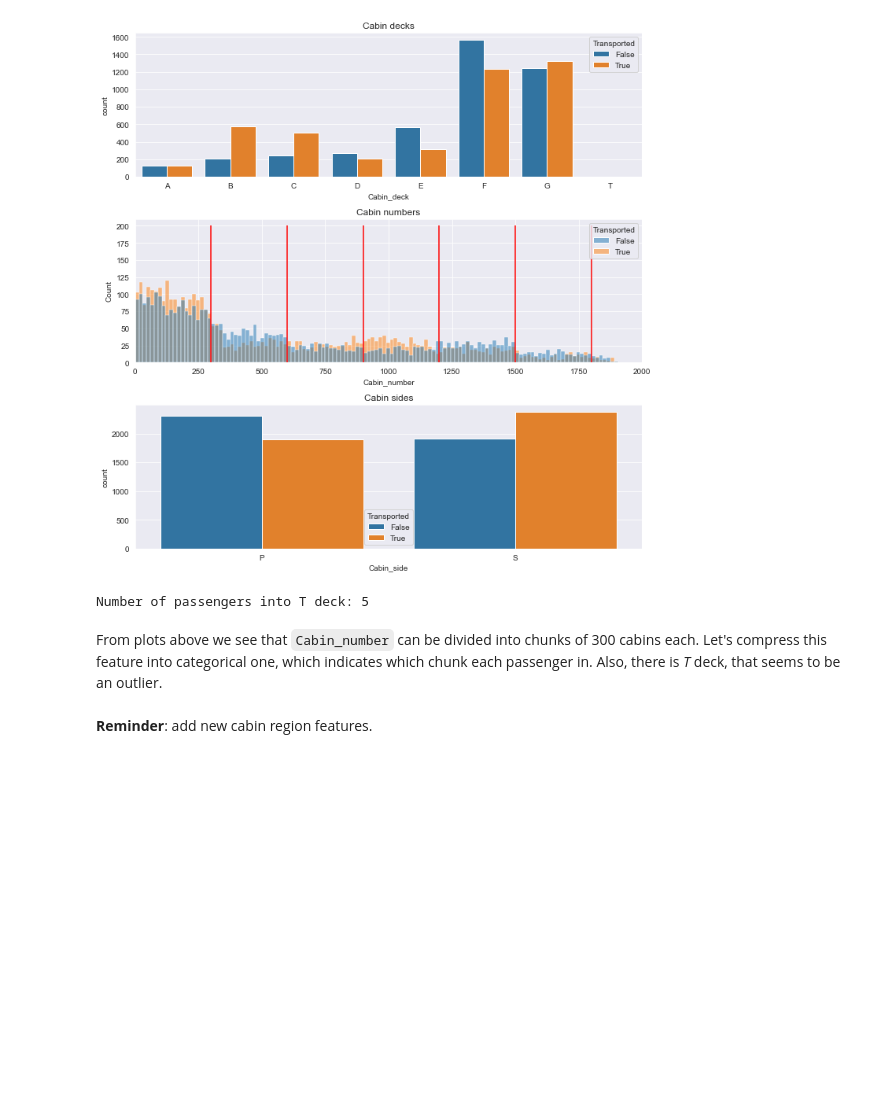
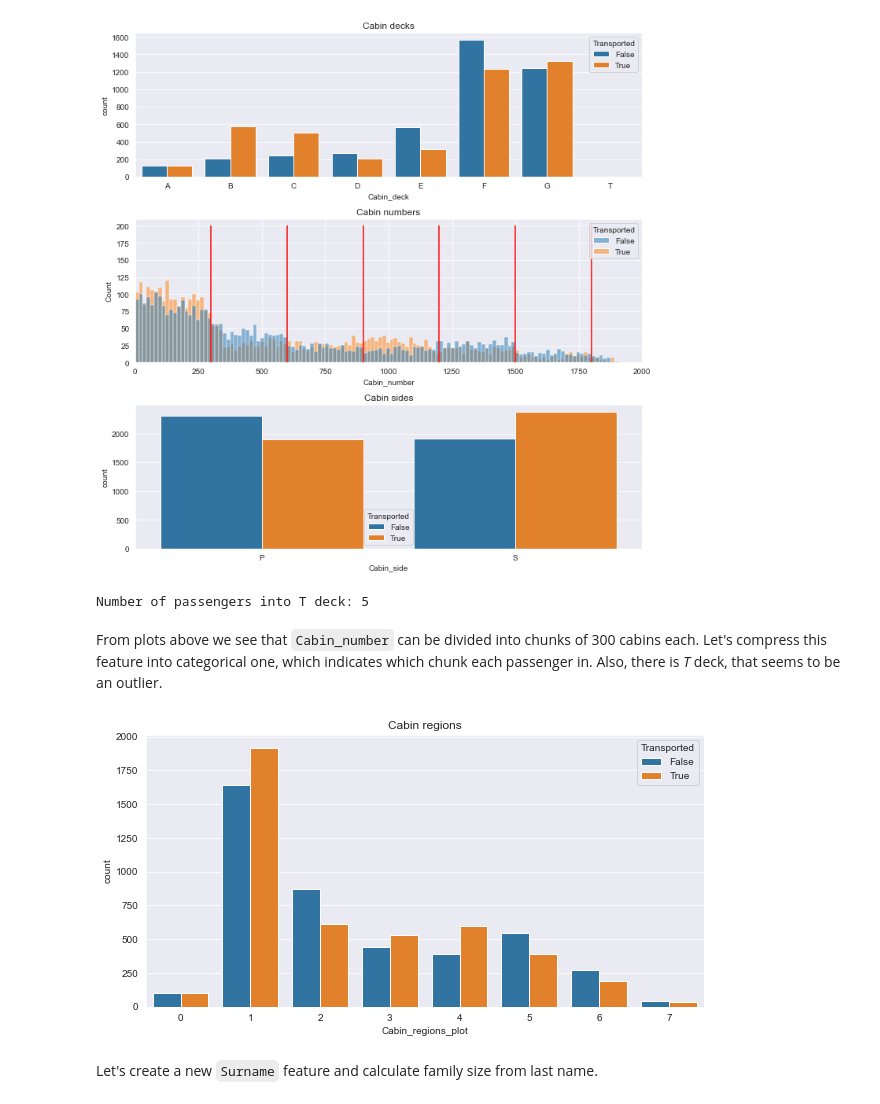
Before and after one commit to Ark3M/Kaggle-competitions, a Jupyter notebook: Spaceship Titanic/Spaceship_Titanic.ipynb, the cells around one changed output. Saved outputs shown, nothing was run; the diff lists cells and outputs as text; code cells hidden in the pictures; blank space fills up the shorter version.

```diff
--- a/Spaceship Titanic/Spaceship_Titanic.ipynb
+++ b/Spaceship Titanic/Spaceship_Titanic.ipynb
@@ -368,5 +368,3 @@ print("Number of passengers into T deck:", sum(train["Cabin_deck"] == "T"))
 Number of passengers into T deck: 5
 # %% [markdown]
 From plots above we see that `Cabin_number` can be divided into chunks of 300 cabins each. Let's compress this feature into categorical one, which indicates which chunk each passenger in. Also, there is *T* deck, that seems to be an outlier.
-# %% [markdown]
-**Reminder**: add new cabin region features.
@@ -372,0 +384,11 @@ From plots above we see that `Cabin_number` can be divided into chunks of 300 ca
+# %%
+train["Cabin_regions_plot"] = (train["Cabin_region1"] + 2 * train["Cabin_region2"] + 3 * train["Cabin_region3"] + 4 * train["Cabin_region4"] + 5 * train["Cabin_region5"] + 6 * train["Cabin_region6"] + 7 * train["Cabin_region7"]).astype(int)
+
+plt.figure(figsize=(10, 5))
+sns.countplot(data=train, x="Cabin_regions_plot", hue=target_col)
+plt.title("Cabin regions")
+train.drop("Cabin_regions_plot", axis=1, inplace=True)
+# %% [output]
+[figure, added]
+# %% [markdown]
+Let's create a new `Surname` feature and calculate family size from last name.
```
Also changed, not shown: parts of 5 cells of this notebook.
